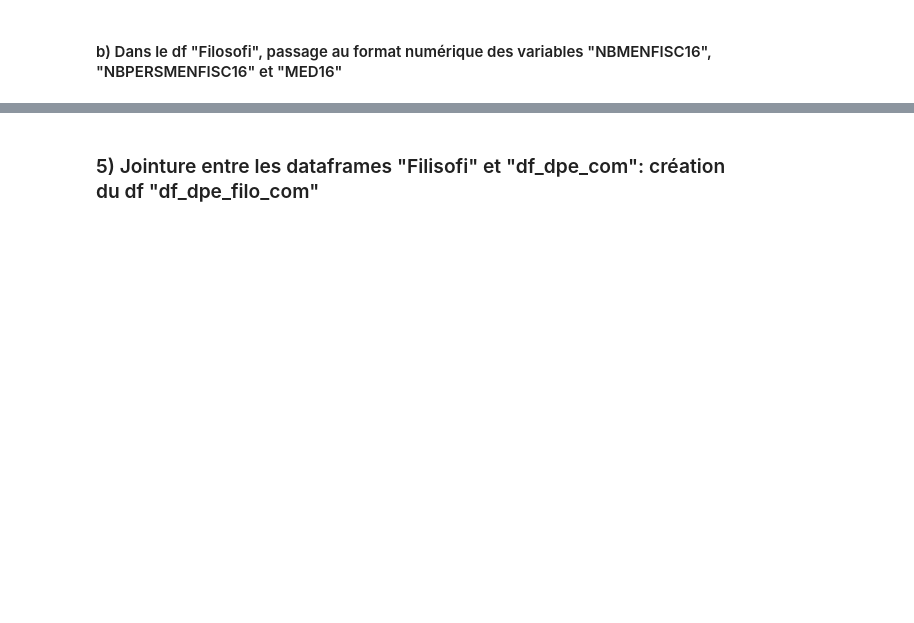
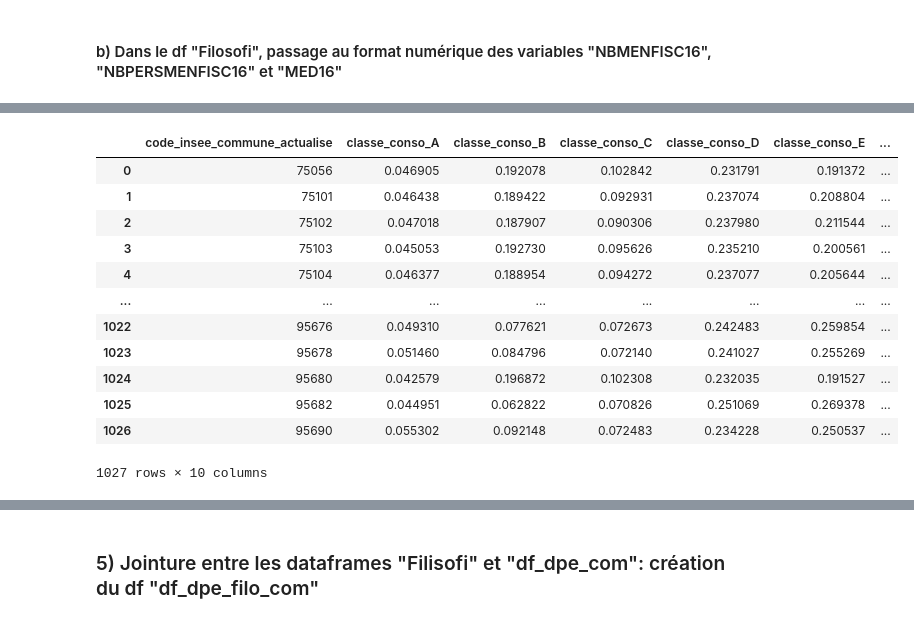
Before and after one commit to gabriel92320/data_science_project, a Jupyter notebook: récup&retraitement_données.ipynb, the cells around one changed output, grey strips where cells are left out. Cells and saved outputs as stored; diff of their text form; code cells hidden in the pictures; blank space fills up the shorter version.

```diff
--- a/récup&retraitement_données.ipynb
+++ b/récup&retraitement_données.ipynb
@@ -71,7 +84,7 @@ def ret_url (cod,size_):
 
 dpe_f = get_dpe_from_url(ret_url(CODES[0],10000))
 
-for i in range(len(CODES)):                                                  # len(CODES)
+for i in range(len(CODES)-1):                                                  # len(CODES)
 
     dpei = get_dpe_from_url(ret_url(CODES[i+1],10000))
     if dpei is not None:
@@ -79,6 +92,3 @@ for i in range(len(CODES)):                                                  # l
         dpei["Commune"] = Commune
         #dpei.set_index("Commune")
         dpe_f = pd.concat([dpe_f, dpei])
-
-#dpe_f.head(5)
-dpe_f.info()
@@ -247,7 +258,7 @@ filtre = [x for x in b if len(x) == 5 if "." not in x if x[:2] in (["75","77","9
 print(len(filtre)) # nombre de codes commune retenus in fine pour l'IDF.
 
 # Application du filtre au df "dpe_f":
-dpe_f2=dpe_f[dpe_f["code_insee_commune_actualise"].isin(filtre)]
+dpe_f2=dpe_f[dpe_f["code_insee_commune_actualise"].isin(filtre)].copy()
 # tous les codes commune sont clean dans "dpe_f2".
 dpe_f2.shape
 # %% [output]
@@ -275,8 +288,17 @@ dpe_f2["annee"]=dpe_f2.date_etablissement_dpe.str[:4]
 
 # 2) Création d'une variable "âge" du logement:
 # il faut d'abord transformer la variable "année" en int64:
-
-dpe_f2["age_logement"]=dpe_f2["annee"]-dpe_f2["annee_construction"]
+dpe_f2["annee2"]=pd.to_numeric(dpe_f2["annee"])
+dpe_f2["age_logement"]=dpe_f2["annee2"]-dpe_f2["annee_construction"]
 
 # 3) Création d'une variable "département" à partir du code de la commune du DPE:
-dpe_f2["dep"]=dpe_f2.code_insee_commune.str[:2]
+dpe_f2["dep"]=dpe_f2.code_insee_commune_actualise.str[:2]
+
+# Discrétisation de variables quantitatives:
+
+#dpe_f2['classe_age'] = pd.cut(dpe_f2['age_logement'],bins=[5,10,25,50,100],\
+#                                      labels=["Part nulle d'énergivores","Part énergivores<20%",\
+#                                              "Part énergivores entre 20% et 50%",\
+#                                              "Part énergivores>50%"],\
+#                                     ordered=False)
+# TODO: classes de niveaux de conso d'énergie; classes de surface thermique...
@@ -285,3 +322,18 @@ dpe_f2["dep"]=dpe_f2.code_insee_commune.str[:2]
 # %%
 # On commence par transformer les variables catégorielles en indicatrices:
-Classe_conso_IDF=pd.get_dummies(dpe_f2["classe_consommation_energie"])
+# Variable 1: classe de consommation d'énergie
+classe_conso=pd.get_dummies(dpe_f2["classe_consommation_energie"])
+classe_conso.columns=["classe_conso_A","classe_conso_B","classe_conso_C","classe_conso_D","classe_conso_E",
+                     "classe_conso_F","classe_conso_G","classe_conso_H","classe_conso_N"]
+classe_conso.head()
+
+# Variable 2: classe d'émission de gaz à effet de serre (classe_estimation_ges)
+classe_ges=pd.get_dummies(dpe_f2["classe_estimation_ges"])
+classe_ges.columns=["classe_ges_A","classe_ges_B","classe_ges_C","classe_ges_D","classe_ges_E",
+                     "classe_ges_F","classe_ges_G","classe_ges_H","classe_ges_N"]
+classe_ges.head()
+
+# Variable 3: type de logement (tr002_type_batiment_description):
+type_logements=pd.get_dummies(dpe_f2["tr002_type_batiment_description"])
+type_logements.columns=["type_bat_coll","type_logement","type_maison"]
+type_logements.head()
@@ -287,0 +347,19 @@ Classe_conso_IDF=pd.get_dummies(dpe_f2["classe_consommation_energie"])
+# %%
+Codes_com_dpe_f2 =dpe_f2[["code_insee_commune_actualise"]]
+x = Codes_com_dpe_f2.merge(classe_conso, how = "left", left_index = True, right_index = True)
+classe_conso_com=x.groupby('code_insee_commune_actualise').mean().reset_index()
+classe_conso_com
+# %% [output]
+|  | code_insee_commune_actualise | classe_conso_A | classe_conso_B | classe_conso_C | classe_conso_D | classe_conso_E | ... |
+| 0 | 75056 | 0.046905 | 0.192078 | 0.102842 | 0.231791 | 0.191372 | ... |
+| 1 | 75101 | 0.046438 | 0.189422 | 0.092931 | 0.237074 | 0.208804 | ... |
+| 2 | 75102 | 0.047018 | 0.187907 | 0.090306 | 0.237980 | 0.211544 | ... |
+| 3 | 75103 | 0.045053 | 0.192730 | 0.095626 | 0.235210 | 0.200561 | ... |
+| 4 | 75104 | 0.046377 | 0.188954 | 0.094272 | 0.237077 | 0.205644 | ... |
+| ... | ... | ... | ... | ... | ... | ... | ... |
+| 1022 | 95676 | 0.049310 | 0.077621 | 0.072673 | 0.242483 | 0.259854 | ... |
+| 1023 | 95678 | 0.051460 | 0.084796 | 0.072140 | 0.241027 | 0.255269 | ... |
+| 1024 | 95680 | 0.042579 | 0.196872 | 0.102308 | 0.232035 | 0.191527 | ... |
+| 1025 | 95682 | 0.044951 | 0.062822 | 0.070826 | 0.251069 | 0.269378 | ... |
+| 1026 | 95690 | 0.055302 | 0.092148 | 0.072483 | 0.234228 | 0.250537 | ... |
+1027 rows × 10 columns
```
Also changed, not shown: parts of 31 cells of this notebook.
